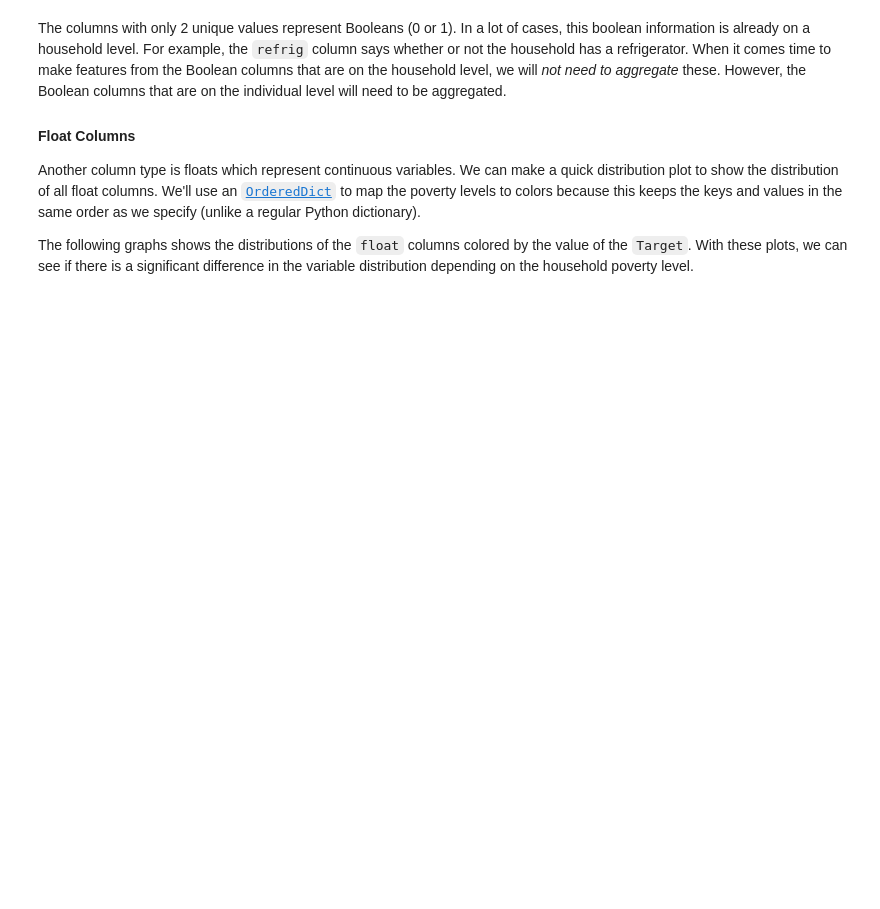
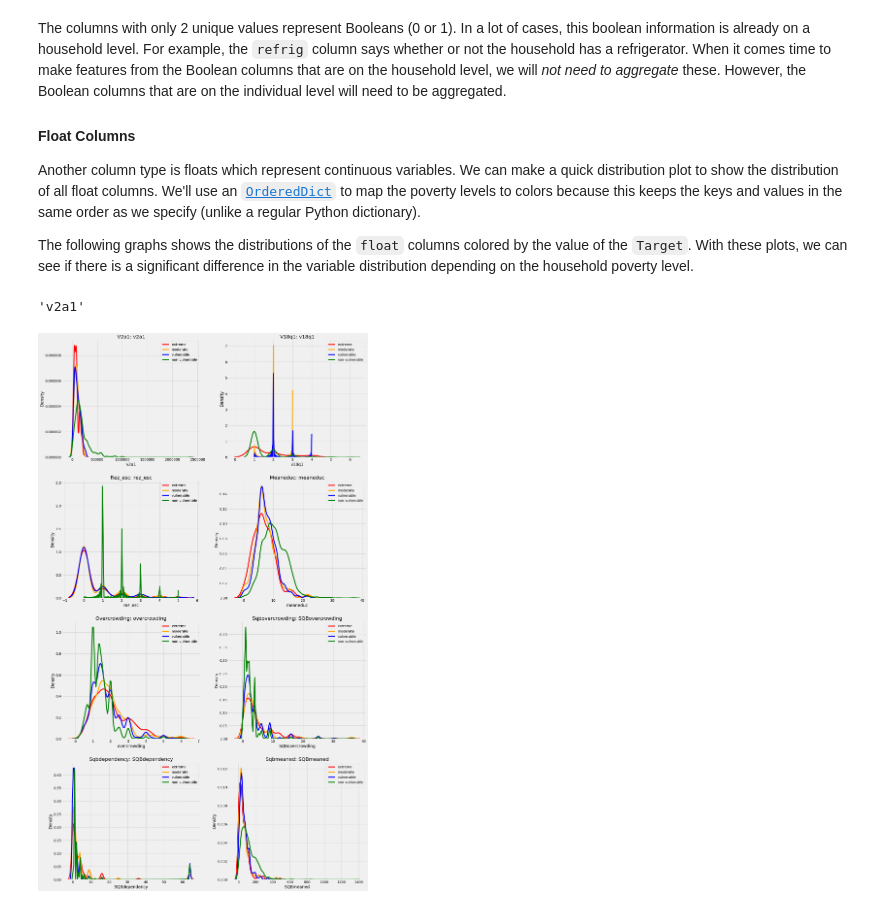
Before and after one commit to ShaunakSen/Data-Science-and-Machine-Learning, a Jupyter notebook: Kaggle/Kaggle Costa Rican Household Poverty Level Prediction/self-costa-rican-household-poverty-level-predn.ipynb, the cells around one changed output. Cells and saved outputs as stored; diff of their text form; code cells hidden in the pictures; blank space fills up the shorter version.

```diff
--- a/Kaggle/Kaggle Costa Rican Household Poverty Level Prediction/self-costa-rican-household-poverty-level-predn.ipynb
+++ b/Kaggle/Kaggle Costa Rican Household Poverty Level Prediction/self-costa-rican-household-poverty-level-predn.ipynb
@@ -2020,6 +0,0 @@ To resume training, we can pass in the same trials object and increase the max n
-# %%
-import json
-
-# Save the trial results
-with open('trials.json', 'w') as f:
-    f.write(json.dumps(str(trials)))
@@ -2617,25 +206,37 @@ The columns with only 2 unique values represent Booleans (0 or 1). In a lot of c
 Another column type is floats which represent continuous variables. We can make a quick distribution plot to show the distribution of all float columns. We'll use an [`OrderedDict`](https://pymotw.com/2/collections/ordereddict.html) to map the poverty levels to colors because this keeps the keys and values in the same order as we specify (unlike a regular Python dictionary).
 
 The following graphs shows the distributions of the `float` columns colored by the value of the `Target`. With these plots, we can see if there is a significant difference in the variable distribution depending on the household poverty level.
+# %%
+data_desc = pd.read_csv('../input/codebook.csv')
+
+data_desc.loc[data_desc['Variable name'] == 'v2a1']['Variable name'].values[0]
+# %% [output]
+'v2a1'
 # %%
 from collections import OrderedDict
 
 plt.figure(figsize = (20, 16))
 plt.style.use('fivethirtyeight')
 
 # Color mapping
 colors = OrderedDict({1: 'red', 2: 'orange', 3: 'blue', 4: 'green'})
 poverty_mapping = OrderedDict({1: 'extreme', 2: 'moderate', 3: 'vulnerable', 4: 'non vulnerable'})
 
 # Iterate through the float columns
 for i, col in enumerate(train.select_dtypes('float')):
+
+    ### get the col desc
+    col_desc = data_desc.loc[data_desc['Variable name'] == col]['Variable description'].values[0]
+
     ax = plt.subplot(4, 2, i + 1)
     # Iterate through the poverty levels
     for poverty_level, color in colors.items():
         # Plot each poverty level as a separate line
         sns.kdeplot(train.loc[train['Target'] == poverty_level, col].dropna().values,
                     ax = ax, color = color, label = poverty_mapping[poverty_level])
 
-    plt.title(f'{col.capitalize()} Distribution'); plt.xlabel(f'{col}'); plt.ylabel('Density')
+    plt.title(f'{col.capitalize()}: {col_desc}'); plt.xlabel(f'{col}'); plt.ylabel('Density')
 
 plt.subplots_adjust(top = 2)
+# %% [output]
+[figure, added]
```
Also changed, not shown: parts of 360 cells of this notebook.
